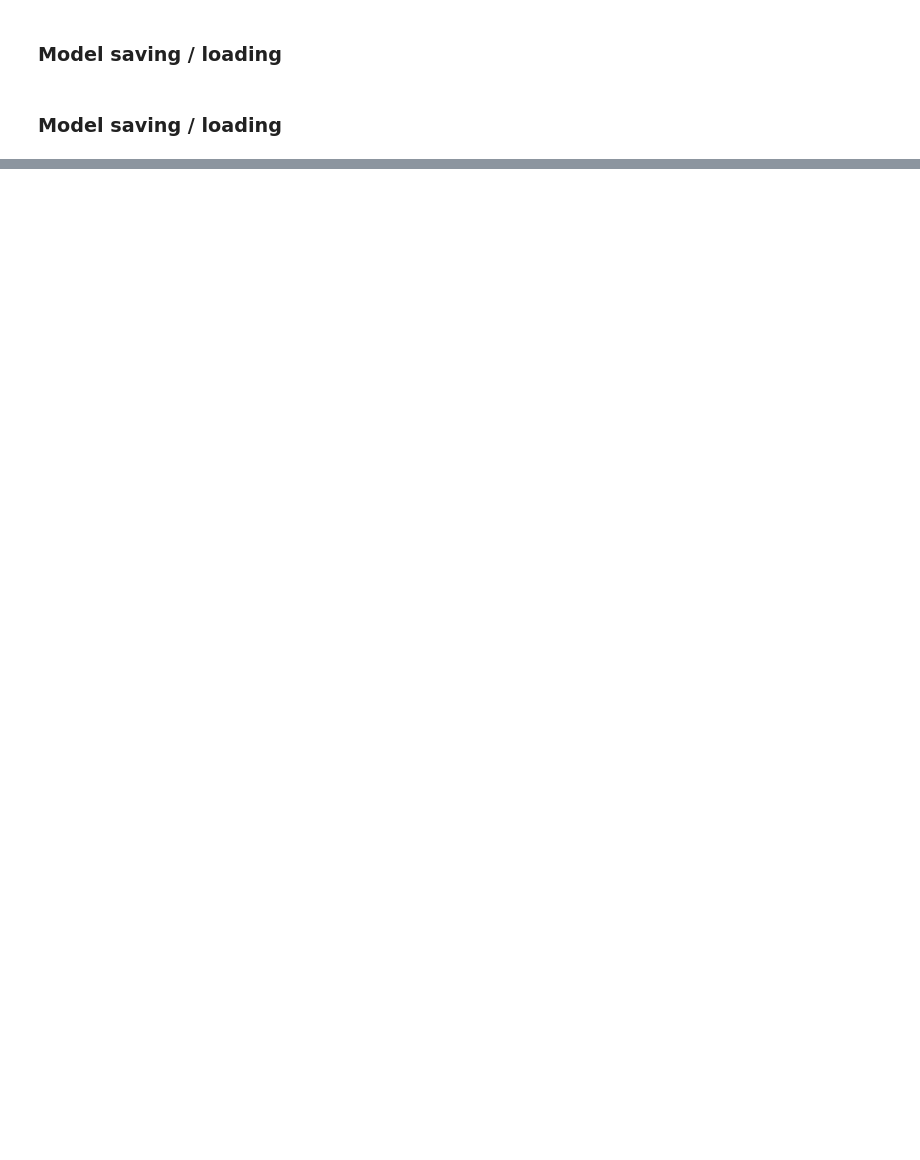
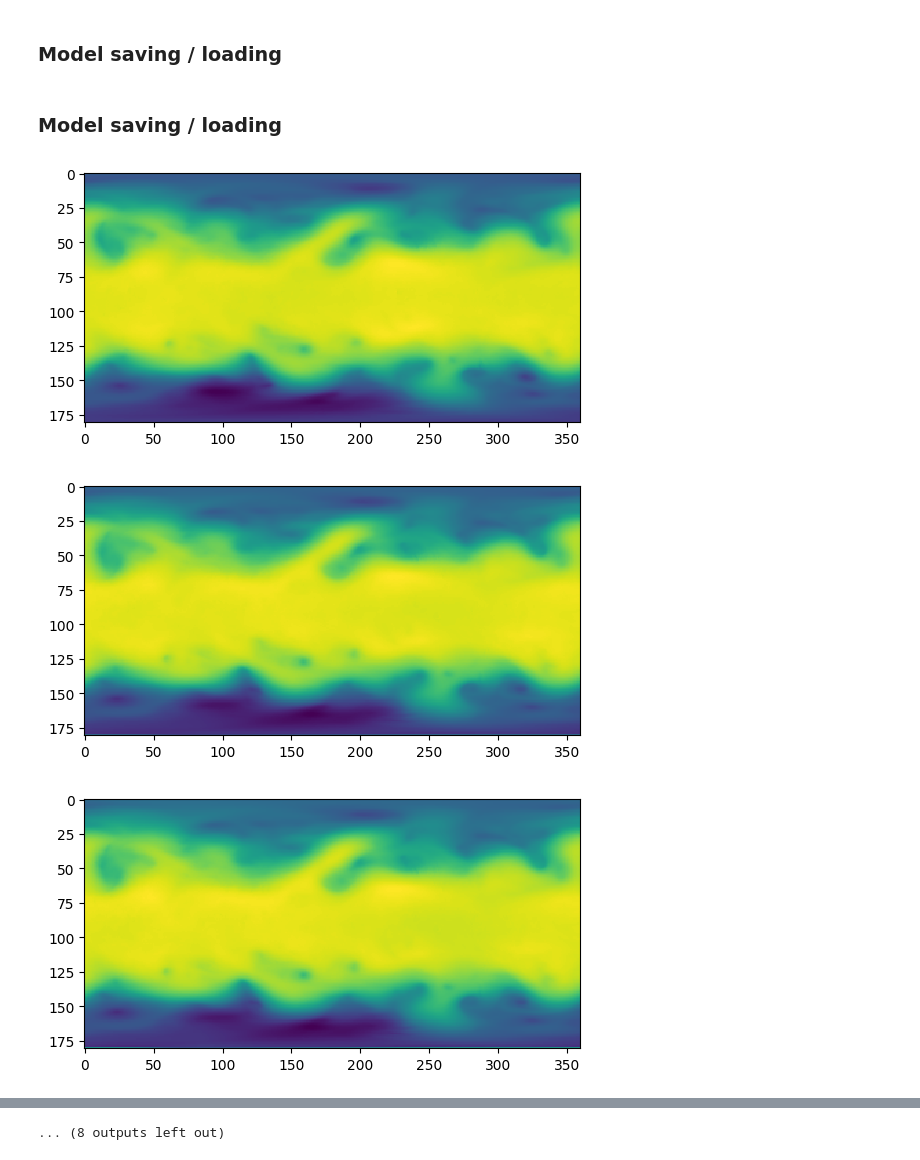
Before and after one commit to ngasnier/PIFOCast, a Jupyter notebook: pifocast-graph.ipynb, the cells around one changed output, grey strips where cells are left out. Drawn from its saved outputs; the diff is of its cells as text; code cells hidden in the pictures; blank space fills up the shorter version.

```diff
--- a/pifocast-graph.ipynb
+++ b/pifocast-graph.ipynb
@@ -943,22 +215,25 @@ plt.show()
 # %%
 def plot(Y, width, height, fileName):
     img = tf.reshape(Y, [height, width])
     plt.imshow(img, interpolation='none')
     plt.show()
     plt.imsave(fileName, img)
 
 
 graph, X = getGraphExample(grid)
 Y = model(graph)
-
-plot(X[0], grid.NLon, grid.NLat, "images/Y_0.png")
+plot(X[:,0], grid.NLon, grid.NLat, "images/Y_0.png")
 
 
 #print(G_NLon, G_NLat)
 plot(Y[:,0], grid.NLon, grid.NLat, "images/Y_1.png")
 
 
 for i in range(2,20):
     graph = getGraphForFeatures(Y, grid)
     Y = model(graph)
     plot(Y[:,0], grid.NLon, grid.NLat, "images/Y_"+str(i)+".png")
+# %% [output]
+[figure, added]
+[figure, added]
+[figure, added]
@@ -964,0 +249 @@ for i in range(2,20):
+... (8 outputs left out)
```
Also changed, not shown: parts of 22 cells of this notebook, 10 other files.
